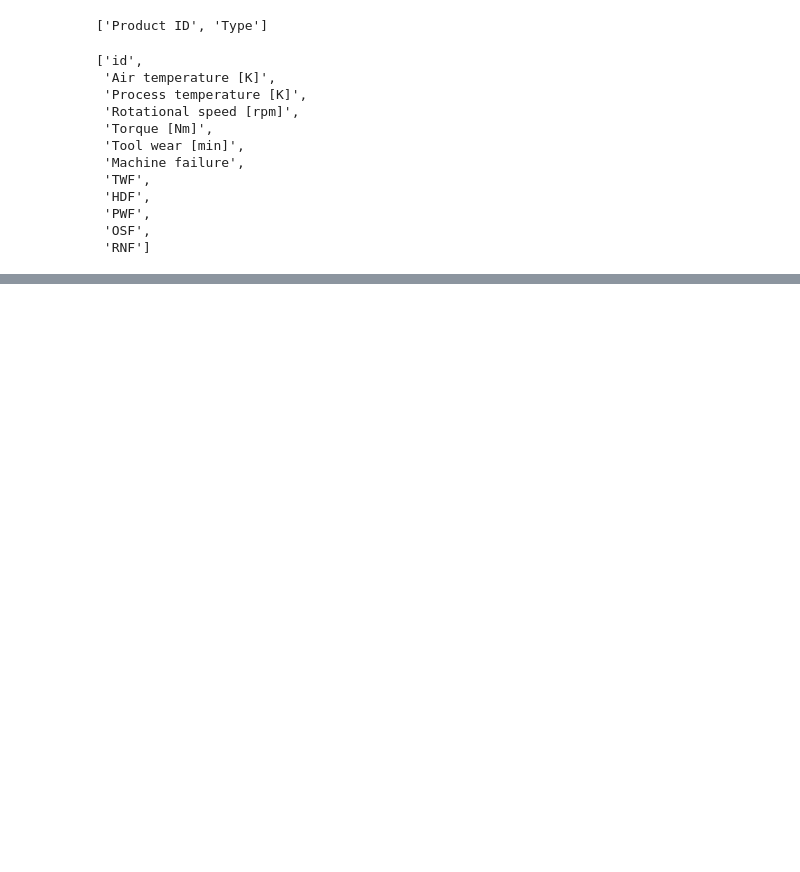
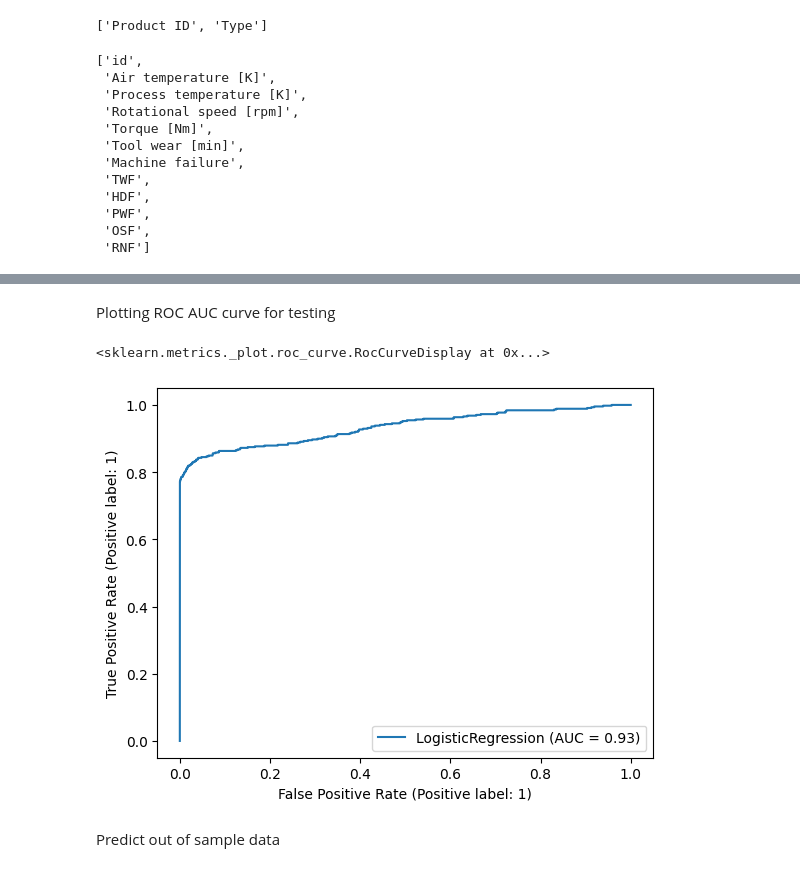
Before and after one commit to kulaish/VS-code-1, a Jupyter notebook: Machine failure project/MFP.ipynb, the cells around one changed output, grey strips where cells are left out. Drawn from its saved outputs; the diff is of its cells as text; code cells hidden in the pictures; blank space fills up the shorter version.

```diff
--- a/Machine failure project/MFP.ipynb
+++ b/Machine failure project/MFP.ipynb
@@ -78,0 +426,9 @@ con
+# %% [markdown]
+Plotting ROC AUC curve for testing
+# %%
+RocCurveDisplay.from_estimator(best_model,x_test,y_test)
+# %% [output]
+<sklearn.metrics._plot.roc_curve.RocCurveDisplay at 0x...>
+[figure, added]
+# %% [markdown]
+Predict out of sample data
```
Also changed, not shown: parts of 78 cells of this notebook, 3 other files.
